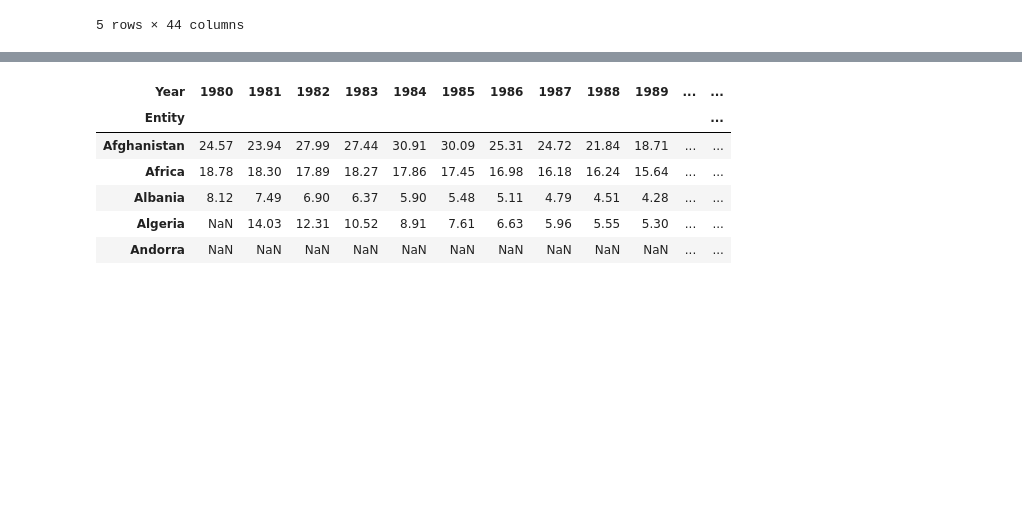
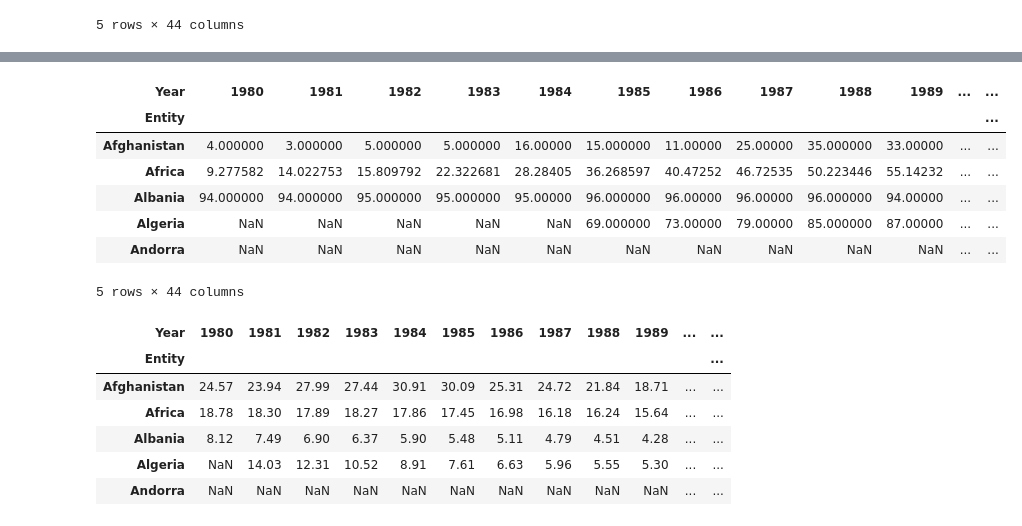
Before and after one commit to gandlea/LN-2-HS2025, a Jupyter notebook: Leistungsnachweis.ipynb, the cells around one changed output, grey strips where cells are left out. Cells and saved outputs as stored; diff of their text form; code cells hidden in the pictures; blank space fills up the shorter version.

```diff
--- a/Leistungsnachweis.ipynb
+++ b/Leistungsnachweis.ipynb
@@ -91,3 +103,15 @@ df_pivot_polio.head()
+# %%
+df_pivot_diteper = rename_df.pivot(index='Entity', columns="Year", values= 'Di te per Vaccine Coverage')
+df_pivot_diteper.head()
+# %% [output]
+| Year | 1980 | 1981 | 1982 | 1983 | 1984 | 1985 | 1986 | 1987 | 1988 | 1989 | ... | ... |
+| Entity |  |  |  |  |  |  |  |  |  |  |  | ... |
+| Afghanistan | 4.000000 | 3.000000 | 5.000000 | 5.000000 | 16.00000 | 15.000000 | 11.00000 | 25.00000 | 35.000000 | 33.00000 | ... | ... |
+| Africa | 9.277582 | 14.022753 | 15.809792 | 22.322681 | 28.28405 | 36.268597 | 40.47252 | 46.72535 | 50.223446 | 55.14232 | ... | ... |
+| Albania | 94.000000 | 94.000000 | 95.000000 | 95.000000 | 95.00000 | 96.000000 | 96.00000 | 96.00000 | 96.000000 | 94.00000 | ... | ... |
+| Algeria | NaN | NaN | NaN | NaN | NaN | 69.000000 | 73.00000 | 79.00000 | 85.000000 | 87.00000 | ... | ... |
+| Andorra | NaN | NaN | NaN | NaN | NaN | NaN | NaN | NaN | NaN | NaN | ... | ... |
+5 rows × 44 columns
 # %%
 df_pivot_mort = rename_df.pivot(index='Entity', columns="Year", values= 'Child Mortality Rate')
 df_pivot_mort.head()
```
Also changed, not shown: parts of 3 cells of this notebook.
